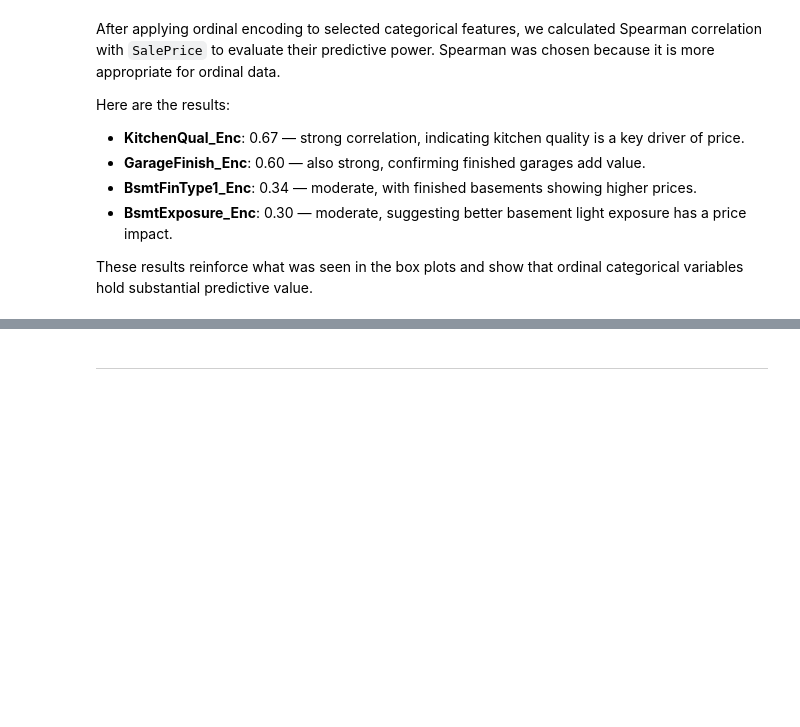
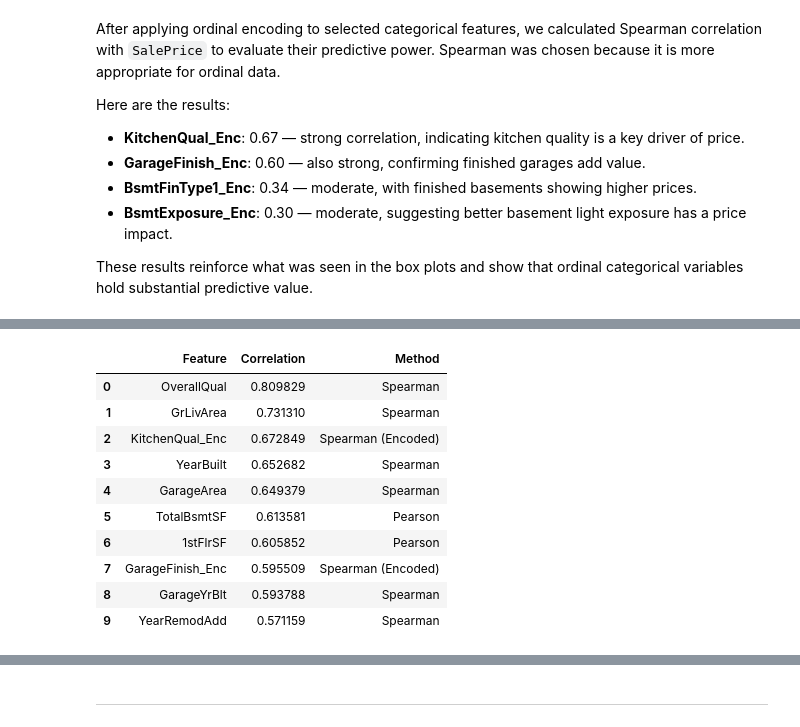
Before and after one commit to galindo89/heritage-housing-ml-pgz, a Jupyter notebook: jupyter_notebooks/Data_Analysis.ipynb, the cells around one changed output, grey strips where cells are left out. Saved outputs shown, nothing was run; the diff lists cells and outputs as text; code cells hidden in the pictures; blank space fills up the shorter version.

```diff
--- a/jupyter_notebooks/Data_Analysis.ipynb
+++ b/jupyter_notebooks/Data_Analysis.ipynb
@@ -376,0 +387,32 @@ These results reinforce what was seen in the box plots and show that ordinal cat
+# %%
+# Combine top features with r > 0.5 from all three correlation series
+combined_corr = pd.concat([
+    pearson_corr[pearson_corr > 0.5].rename("Correlation").to_frame().assign(Method="Pearson"),
+    spearman_corr[spearman_corr > 0.5].rename("Correlation").to_frame().assign(Method="Spearman"),
+    spearman_corr_encoded[spearman_corr_encoded > 0.5].rename("Correlation").to_frame().assign(Method="Spearman (Encoded)")
+])
+
+# Clean up and deduplicate by keeping the highest correlation per feature
+combined_corr = (
+    combined_corr
+    .reset_index()
+    .rename(columns={"index": "Feature"})
+    .sort_values(by="Correlation", ascending=False)
+    .drop_duplicates(subset="Feature")
+    .reset_index(drop=True)
+)
+
+# Display
+combined_corr
+# %% [output]
+|  | Feature | Correlation | Method |
+| 0 | OverallQual | 0.809829 | Spearman |
+| 1 | GrLivArea | 0.731310 | Spearman |
+| 2 | KitchenQual_Enc | 0.672849 | Spearman (Encoded) |
+| 3 | YearBuilt | 0.652682 | Spearman |
+| 4 | GarageArea | 0.649379 | Spearman |
+| 5 | TotalBsmtSF | 0.613581 | Pearson |
+| 6 | 1stFlrSF | 0.605852 | Pearson |
+| 7 | GarageFinish_Enc | 0.595509 | Spearman (Encoded) |
+| 8 | GarageYrBlt | 0.593788 | Spearman |
+| 9 | YearRemodAdd | 0.571159 | Spearman |
```
Also changed, not shown: parts of 15 cells of this notebook, 1 other file.
